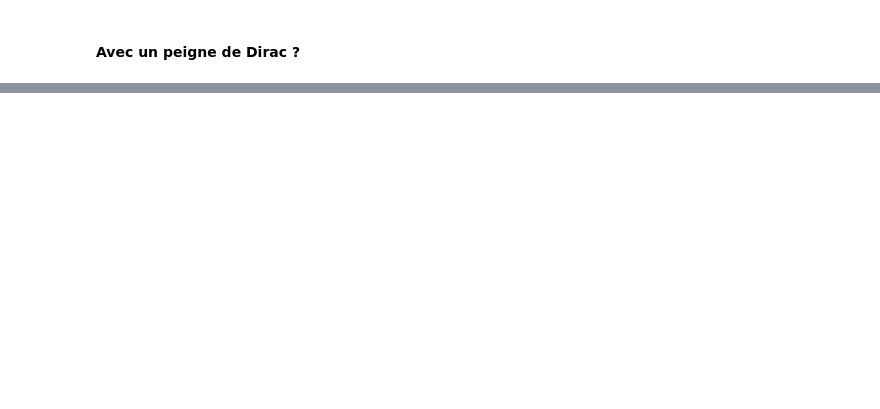
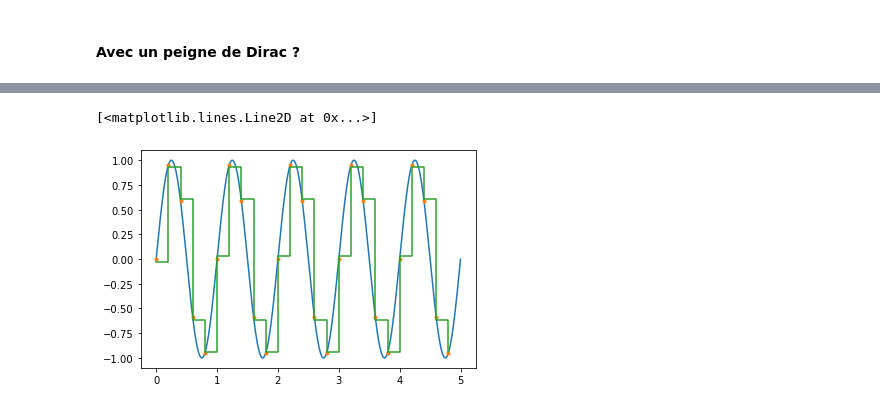
Before and after one commit to xpessoles/PSI_Cy_03_ConceptionCommande, a Jupyter notebook: Chapitre_02_CorrecteursNumeriques/01_Cy_03_02_Jupyter/FiltrageNumerique.ipynb, the cells around one changed output, grey strips where cells are left out. Cells and saved outputs as stored; diff of their text form; code cells hidden in the pictures; blank space fills up the shorter version.

```diff
--- a/Chapitre_02_CorrecteursNumeriques/01_Cy_03_02_Jupyter/FiltrageNumerique.ipynb
+++ b/Chapitre_02_CorrecteursNumeriques/01_Cy_03_02_Jupyter/FiltrageNumerique.ipynb
@@ -88,0 +141,17 @@ plt.plot(les_te,make_signal(les_te),".")
+# %%
+# Signal : les_t, les_e
+# Signal échantillonnage 5 Hertz, bloqué sur 2 bits
+
+# Signal échantillonné : les_te2,les_s2
+
+# Signal échantilloné et quantifié sur 2 ou 3 bits
+les_seq2 = quantification(5,les_s2,-1,1)
+# Signal échantilloné et quantifié sur 2 bits puis bloqué
+les_teqb2,les_seqb2 = bloquageSignal(les_te2,les_seq2)
+
+plt.plot(les_t,les_e)
+plt.plot(les_te2,les_s2,".")
+plt.plot(les_teqb2,les_seqb2)
+# %% [output]
+[<matplotlib.lines.Line2D at 0x...>]
+[figure, added]
```
Also changed, not shown: parts of 6 cells of this notebook.
